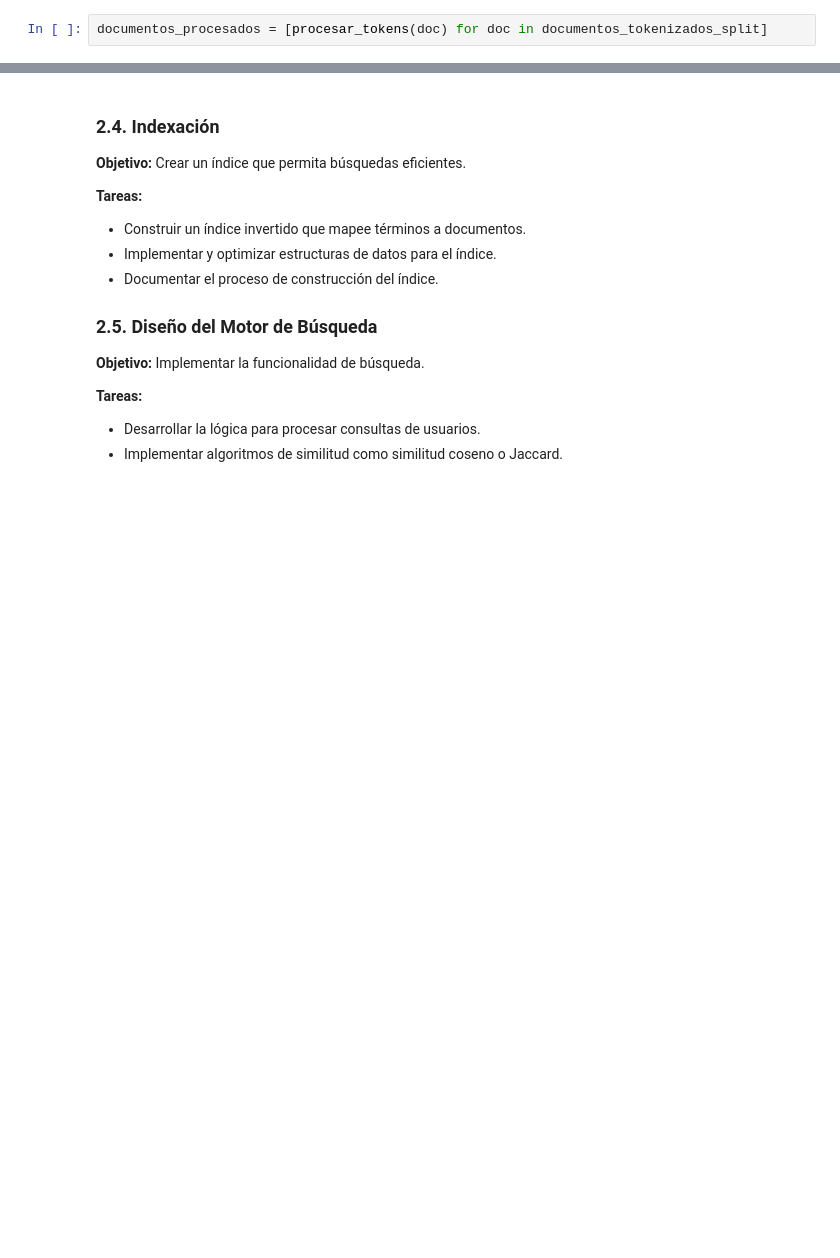
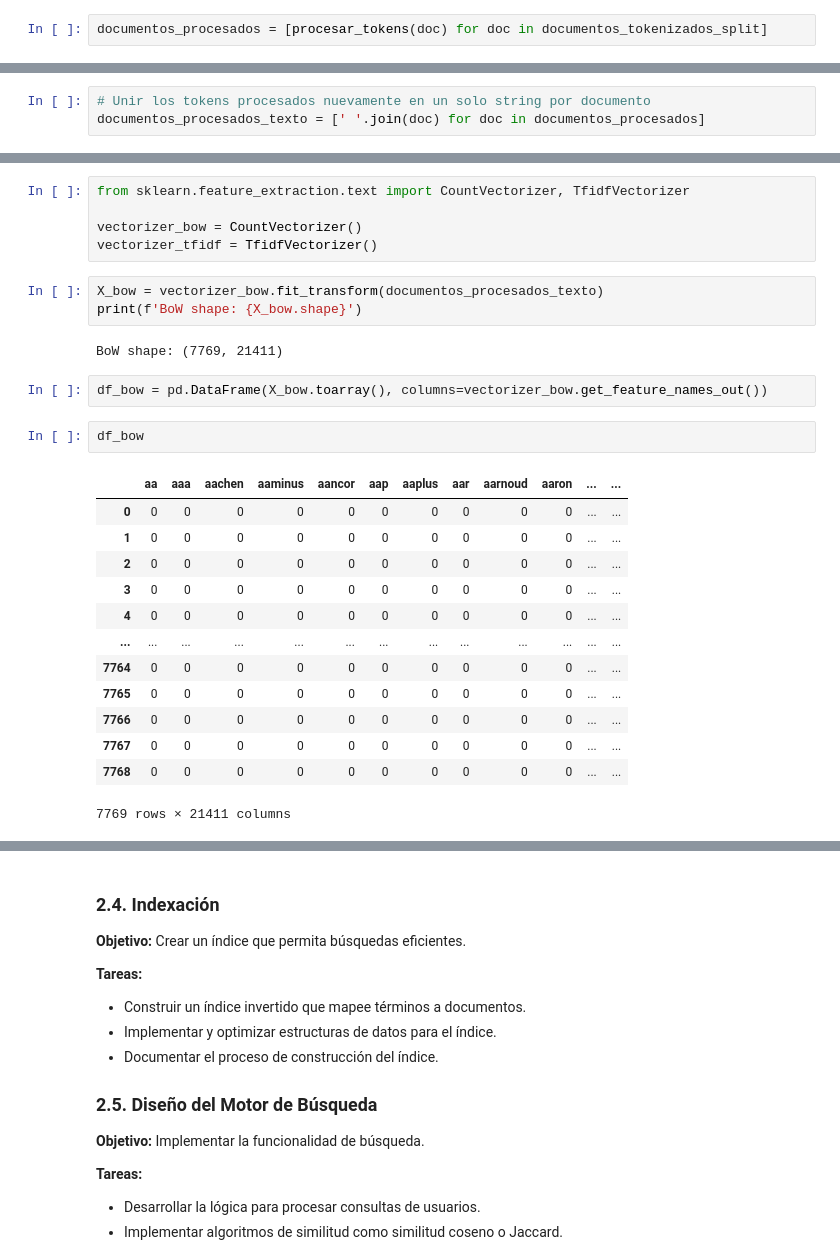
Before and after one commit to cesarduque26/Proyecto-BI, a Jupyter notebook: .ipynb, the cells around one changed output, grey strips where cells are left out. Saved outputs shown, nothing was run; the diff lists cells and outputs as text; blank space fills up the shorter version.

```diff
--- a/.ipynb
+++ b/.ipynb
@@ -120,0 +141,3 @@ documentos_procesados = [procesar_tokens(doc) for doc in documentos_tokenizados_
+# %%
+# Unir los tokens procesados nuevamente en un solo string por documento
+documentos_procesados_texto = [' '.join(doc) for doc in documentos_procesados]
@@ -120,0 +164,28 @@ documentos_procesados = [procesar_tokens(doc) for doc in documentos_tokenizados_
+# %%
+from sklearn.feature_extraction.text import CountVectorizer, TfidfVectorizer
+
+vectorizer_bow = CountVectorizer()
+vectorizer_tfidf = TfidfVectorizer()
+# %%
+X_bow = vectorizer_bow.fit_transform(documentos_procesados_texto)
+print(f'BoW shape: {X_bow.shape}')
+# %% [output]
+BoW shape: (7769, 21411)
+# %%
+df_bow = pd.DataFrame(X_bow.toarray(), columns=vectorizer_bow.get_feature_names_out())
+# %%
+df_bow
+# %% [output]
+|  | aa | aaa | aachen | aaminus | aancor | aap | aaplus | aar | aarnoud | aaron | ... | ... |
+| 0 | 0 | 0 | 0 | 0 | 0 | 0 | 0 | 0 | 0 | 0 | ... | ... |
+| 1 | 0 | 0 | 0 | 0 | 0 | 0 | 0 | 0 | 0 | 0 | ... | ... |
+| 2 | 0 | 0 | 0 | 0 | 0 | 0 | 0 | 0 | 0 | 0 | ... | ... |
+| 3 | 0 | 0 | 0 | 0 | 0 | 0 | 0 | 0 | 0 | 0 | ... | ... |
+| 4 | 0 | 0 | 0 | 0 | 0 | 0 | 0 | 0 | 0 | 0 | ... | ... |
+| ... | ... | ... | ... | ... | ... | ... | ... | ... | ... | ... | ... | ... |
+| 7764 | 0 | 0 | 0 | 0 | 0 | 0 | 0 | 0 | 0 | 0 | ... | ... |
+| 7765 | 0 | 0 | 0 | 0 | 0 | 0 | 0 | 0 | 0 | 0 | ... | ... |
+| 7766 | 0 | 0 | 0 | 0 | 0 | 0 | 0 | 0 | 0 | 0 | ... | ... |
+| 7767 | 0 | 0 | 0 | 0 | 0 | 0 | 0 | 0 | 0 | 0 | ... | ... |
+| 7768 | 0 | 0 | 0 | 0 | 0 | 0 | 0 | 0 | 0 | 0 | ... | ... |
+7769 rows × 21411 columns
```
Also changed, not shown: parts of 8 cells of this notebook.
